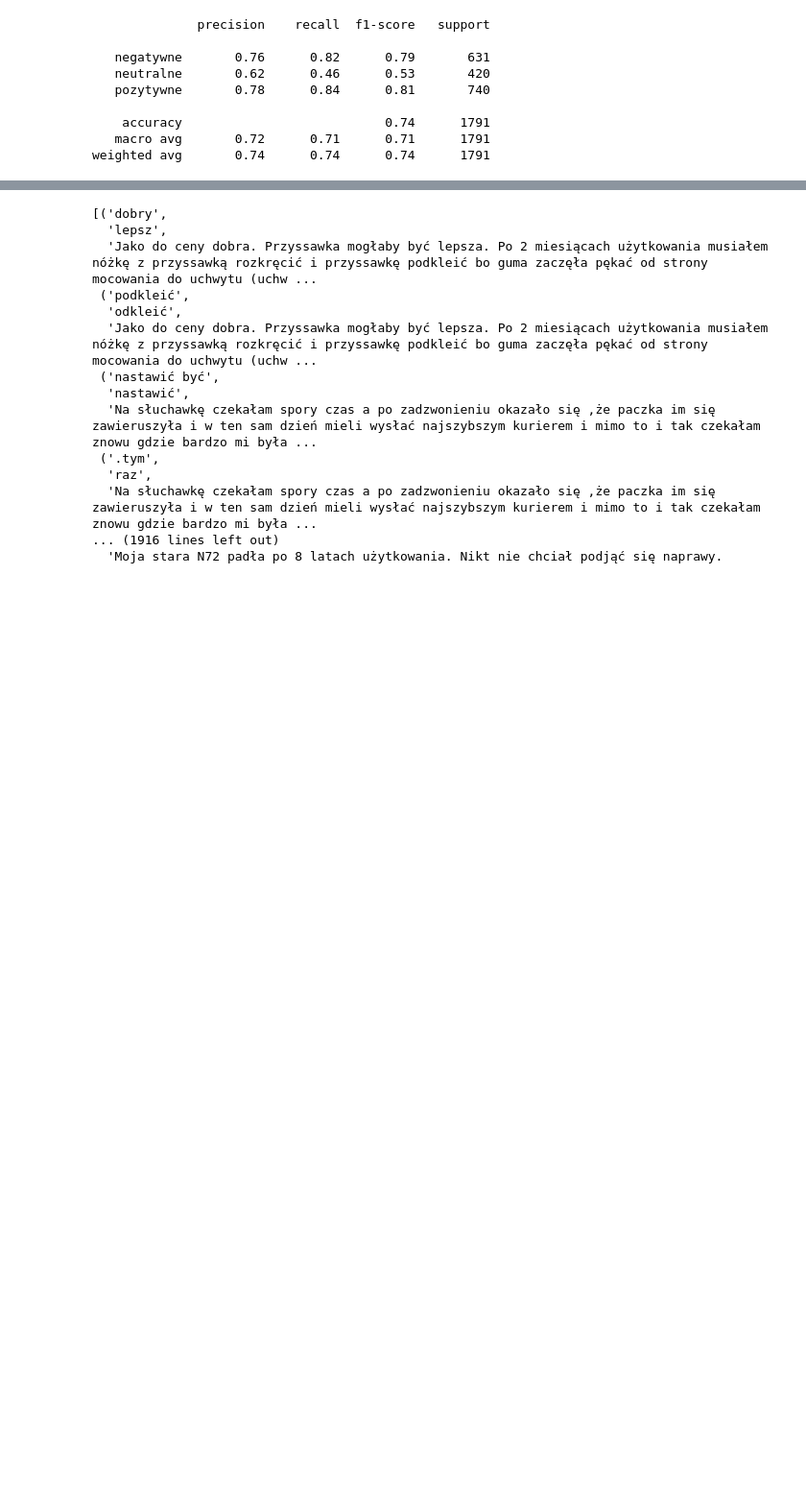
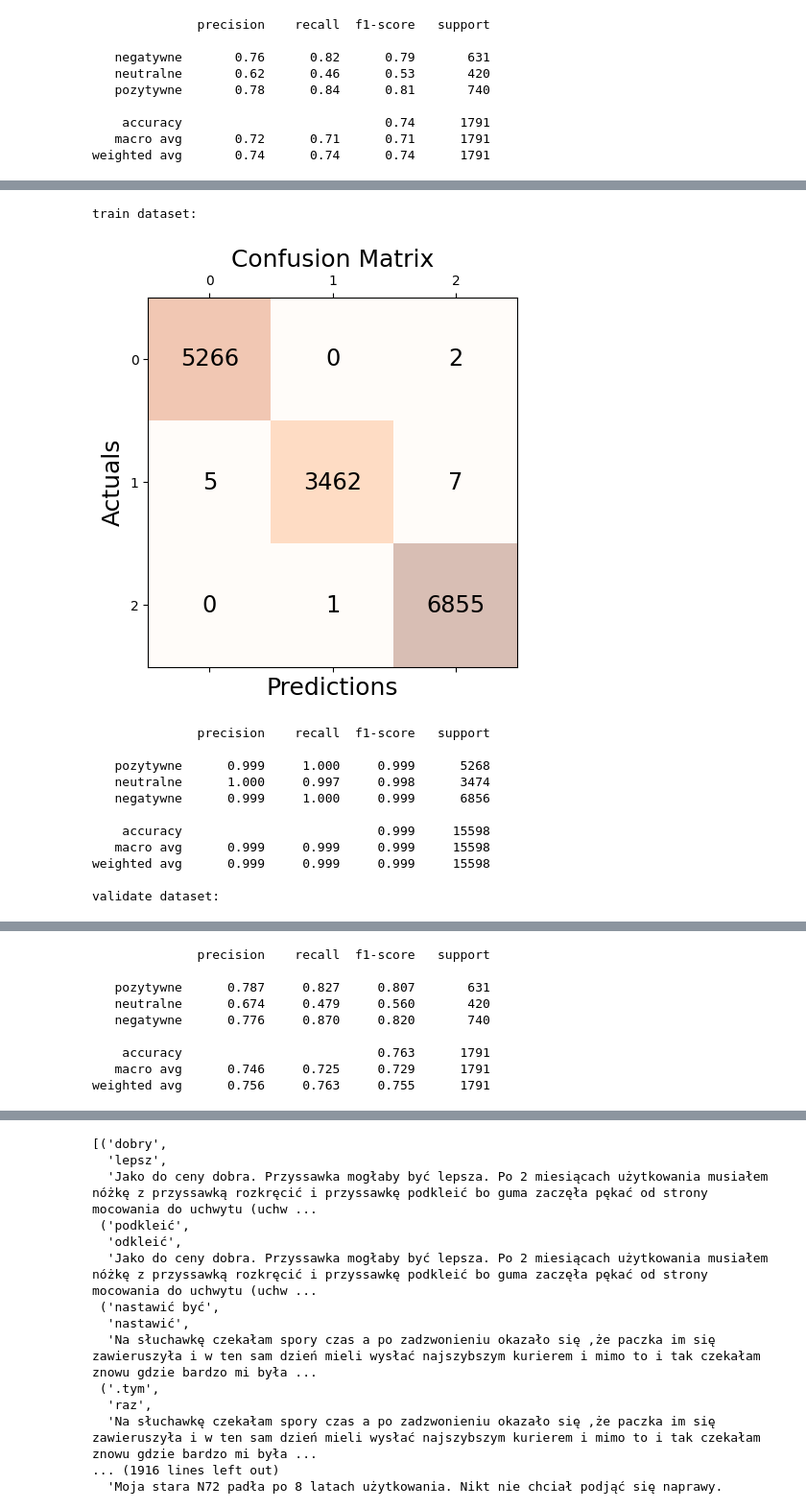
Before and after one commit to czechoa/diploma_project, a Jupyter notebook: jupiter_notes/test_autocorect.ipynb, the cells around one changed output, grey strips where cells are left out. Shown at 96% size. Drawn from its saved outputs; the diff is of its cells as text; code cells hidden in the pictures; blank space fills up the shorter version.

```diff
--- a/jupiter_notes/test_autocorect.ipynb
+++ b/jupiter_notes/test_autocorect.ipynb
@@ -193,0 +224,23 @@ vect__ngram_range: (1, 2)
+# %%
+text_clf = Pipeline(
+    [
+        ("vect", CountVectorizer(strip_accents='ascii', min_df=2, ngram_range=(1, 2))),
+        ("tfidf", TfidfTransformer(use_idf=True)),
+        ("clf", LogisticRegression(C=10, max_iter=1000, n_jobs=-1, multi_class='ovr', )),
+    ]
+)
+model_fit__and_model_statistics(text_clf,text,target,texts_val,target_val)
+# %% [output]
+train dataset:
+[figure, added]
+              precision    recall  f1-score   support
+
+   pozytywne      0.999     1.000     0.999      5268
+   neutralne      1.000     0.997     0.998      3474
+   negatywne      0.999     1.000     0.999      6856
+
+    accuracy                          0.999     15598
+   macro avg      0.999     0.999     0.999     15598
+weighted avg      0.999     0.999     0.999     15598
+
+validate dataset:
@@ -194,3 +248,12 @@ vect__ngram_range: (1, 2)
+              precision    recall  f1-score   support
+
+   pozytywne      0.787     0.827     0.807       631
+   neutralne      0.674     0.479     0.560       420
+   negatywne      0.776     0.870     0.820       740
+
+    accuracy                          0.763      1791
+   macro avg      0.746     0.725     0.729      1791
+weighted avg      0.756     0.763     0.755      1791
 # %%
 text_clf = Pipeline(
     [
```
Also changed, not shown: parts of 28 cells of this notebook, 7 other files.
